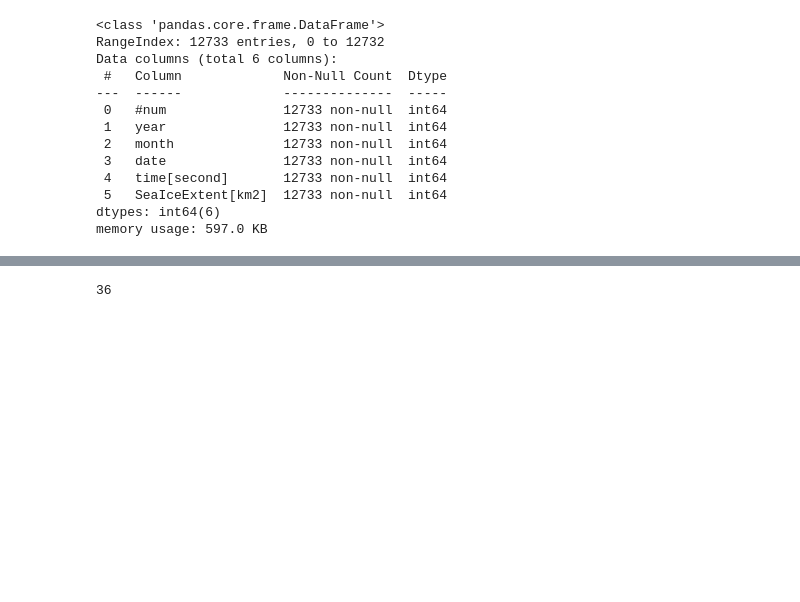
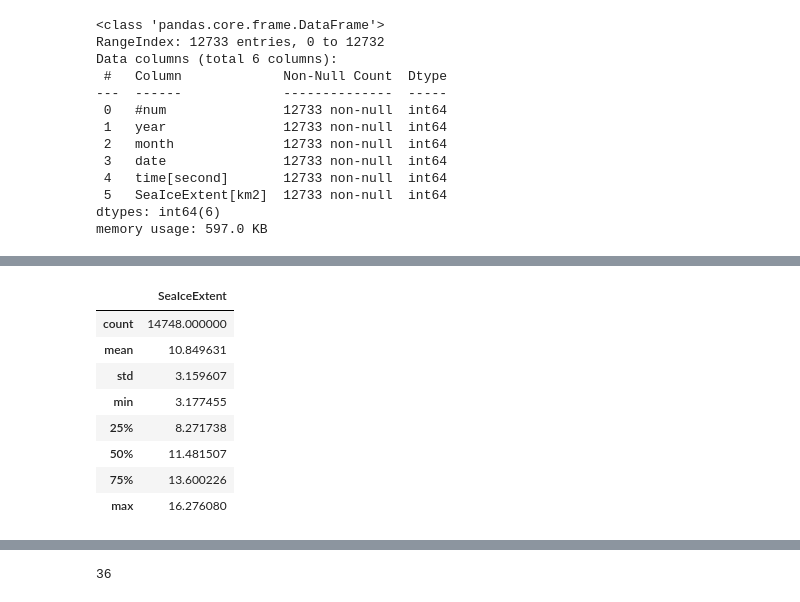
Before and after one commit to dilancroos/ice_extent, a Jupyter notebook: sea_ice.ipynb, the cells around one changed output, grey strips where cells are left out. Drawn from its saved outputs; the diff is of its cells as text; code cells hidden in the pictures; blank space fills up the shorter version.

```diff
--- a/sea_ice.ipynb
+++ b/sea_ice.ipynb
@@ -43,2 +77,14 @@ arctic
+# %%
+arctic.describe()
+# %% [output]
+|  | SeaIceExtent |
+| count | 14748.000000 |
+| mean | 10.849631 |
+| std | 3.159607 |
+| min | 3.177455 |
+| 25% | 8.271738 |
+| 50% | 11.481507 |
+| 75% | 13.600226 |
+| max | 16.276080 |
 # %%
 antarctic = (antarctic
```
Also changed, not shown: parts of 11 cells of this notebook.
